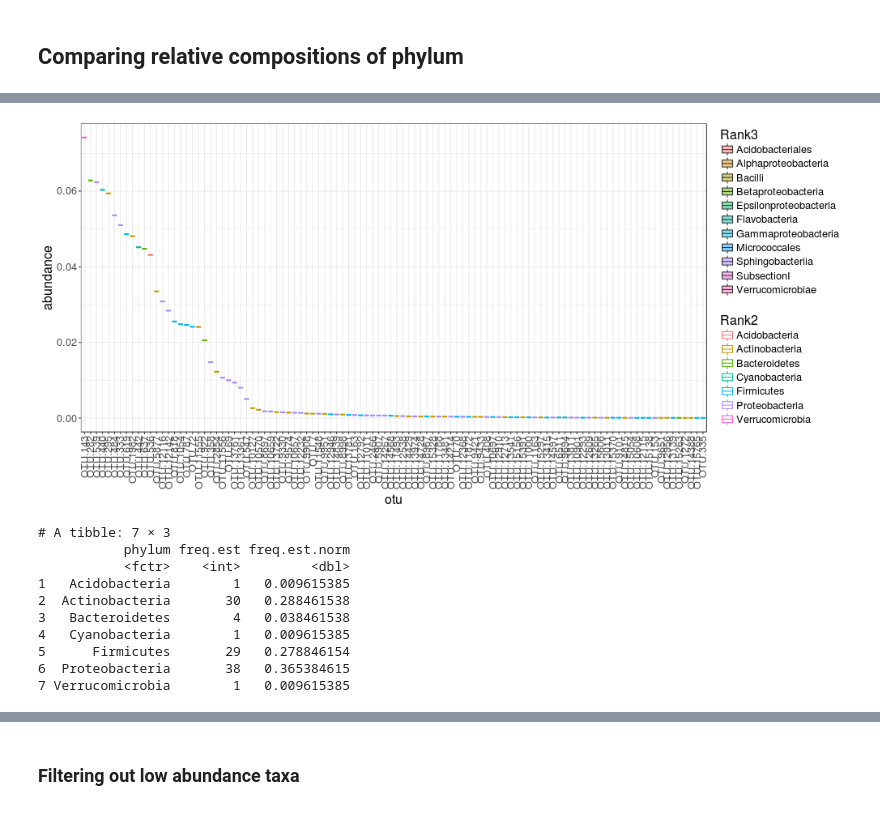
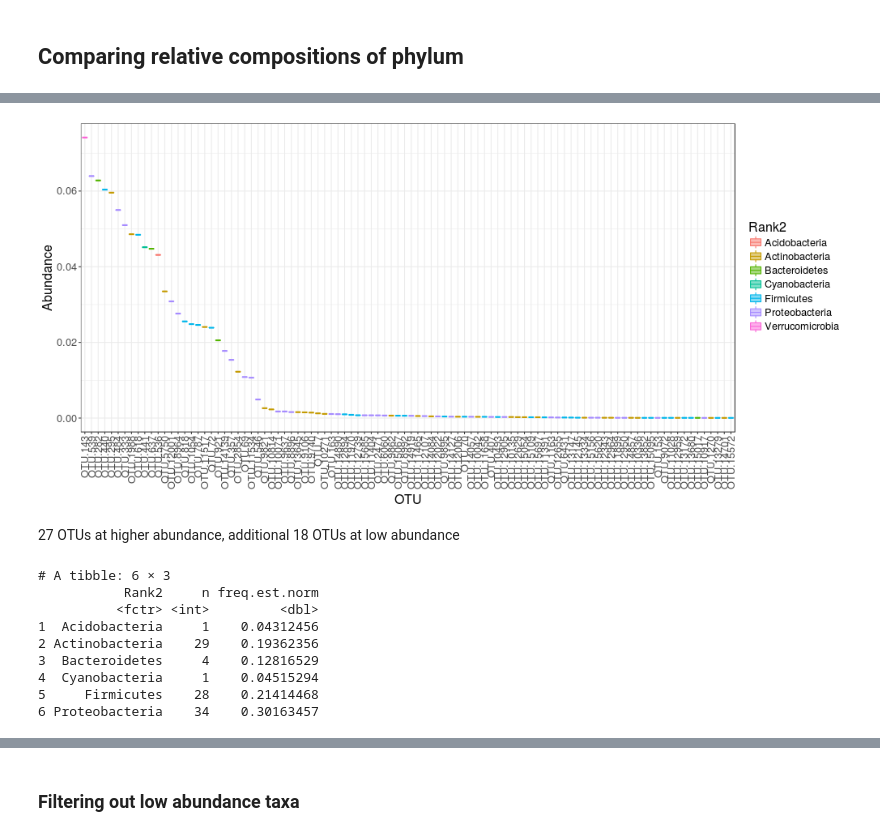
Before and after one commit to bdemmett/ERAhybrids, a Jupyter notebook: notebooks/buckleylab_pipeline/MockCommunity_and_Controls.ipynb, the cells around one changed output, grey strips where cells are left out. Drawn from its saved outputs; the diff is of its cells as text; code cells hidden in the pictures.

```diff
--- a/notebooks/buckleylab_pipeline/MockCommunity_and_Controls.ipynb
+++ b/notebooks/buckleylab_pipeline/MockCommunity_and_Controls.ipynb
@@ -123,13 +101,9 @@ mock.known %>% print(n = 20)
 
 Mock.snorm = transform_sample_counts(Mock, function(x) x/sum(x))
 
-tbl.otu = Mock.snorm %>% otu_table %>% as.data.frame
-tbl.otu$otu = rownames(tbl.otu)
 
-tbl.otu = tbl.otu %>%
-    gather('sample', 'abundance', 1:(ncol(tbl.otu)-1)) %>%
-    group_by(otu) %>%
-    mutate(total_abund = sum(abundance))
+tbl.otu = psmelt(Mock.snorm) %>%
+        select(OTU, Abundance, Rank2, Rank5)
 
-tbl.otu
+tbl.otu %>% head()
 # %% [output]
@@ -152,7 +116,0 @@ Groups: otu [104]
-# %%
-%%R
-tbl.tax = Mock.snorm %>% tax_table %>% as.data.frame
-tbl.tax$otu = rownames(tbl.tax)
-
-tbl.j = inner_join(tbl.otu, tbl.tax, c('otu' = 'otu'))
-tbl.j %>% head(n=3)
@@ -194,45 +117,39 @@ Groups: otu [104]
 # %%
 %%R -w 1000
+tbl.otu = tbl.otu %>%
+    arrange(desc(Abundance)) %>%   # rearrange the df in the order we want (1,2,3,4,5)
+    mutate(OTU = factor(OTU, OTU)) # relevel OTU in order
 
-tbl.j$otu = reorder(tbl.j$otu, -tbl.j$total_abund)
-
-ggplot(tbl.j, aes(otu, abundance, color=Rank2, fill=Rank3)) +
+ggplot(tbl.otu, aes(OTU, Abundance, color=Rank2, fill=Rank2)) +
     geom_boxplot(alpha=0.5) +
     theme_bw() +
     theme(
         text = element_text(size=16),
         axis.text.x = element_text(angle=90, vjust=0.5, hjust=1)
         )
 # %% [output]
-[figure, old version]
+[figure, new version]
+# %% [markdown]
+27 OTUs at higher abundance, additional 18 OTUs at low abundance
 # %%
 %%R
 # mock communities from sequence data
 
-tmp = tbl.j %>%
-    group_by(otu, Rank2) %>%
-    summarize(n=n()) %>%
-    ungroup() %>%
-    select(Rank2)
+mock.est = tbl.otu %>%
+    group_by(Rank2) %>%
+    summarize(n=n(),
+              freq.est.norm = sum(Abundance))
 
-mock.est = tmp$Rank2 %>% table %>% as.data.frame
-colnames(mock.est) = c('phylum', 'freq.est')
-
-mock.est = mock.est %>%
-    group_by() %>%
-    mutate(freq.est.norm = freq.est / sum(freq.est))
-
-mock.est
+head(mock.est)
 # %% [output]
-# A tibble: 7 × 3
-           phylum freq.est freq.est.norm
-           <fctr>    <int>         <dbl>
-1   Acidobacteria        1   0.009615385
-2  Actinobacteria       30   0.288461538
-3   Bacteroidetes        4   0.038461538
-4   Cyanobacteria        1   0.009615385
-5      Firmicutes       29   0.278846154
-6  Proteobacteria       38   0.365384615
-7 Verrucomicrobia        1   0.009615385
+# A tibble: 6 × 3
+           Rank2     n freq.est.norm
+          <fctr> <int>         <dbl>
+1  Acidobacteria     1    0.04312456
+2 Actinobacteria    29    0.19362356
+3  Bacteroidetes     4    0.12816529
+4  Cyanobacteria     1    0.04515294
+5     Firmicutes    28    0.21414468
+6 Proteobacteria    34    0.30163457
 # %%
 %%R
```
Also changed, not shown: parts of 25 cells of this notebook, 45 other files.
